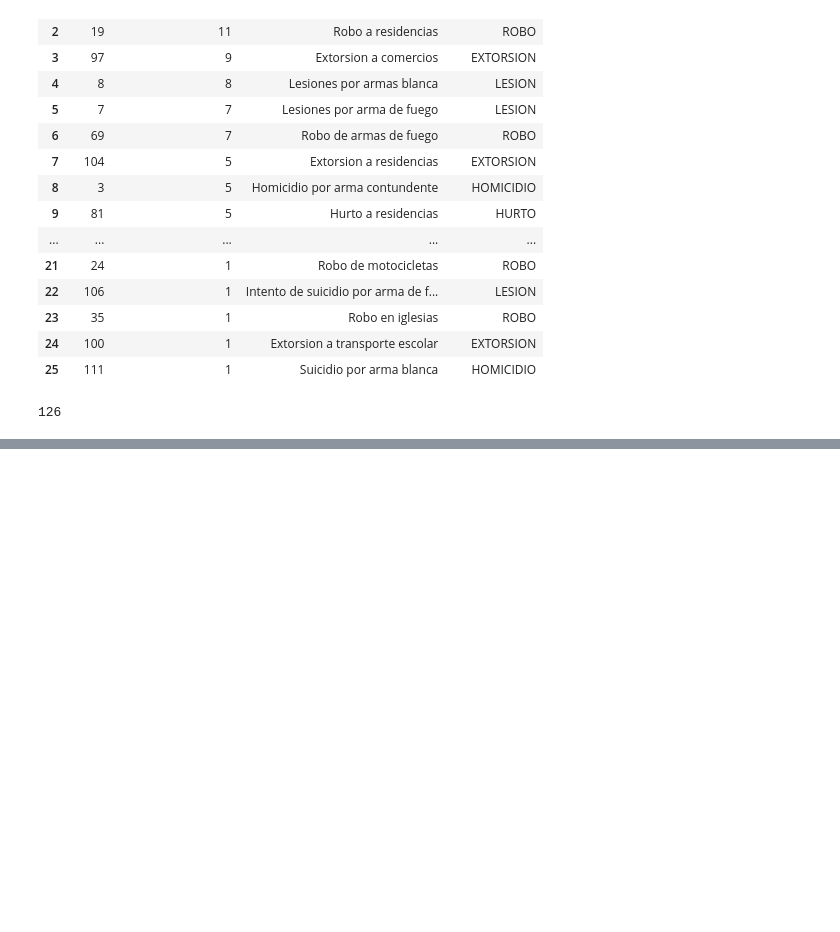
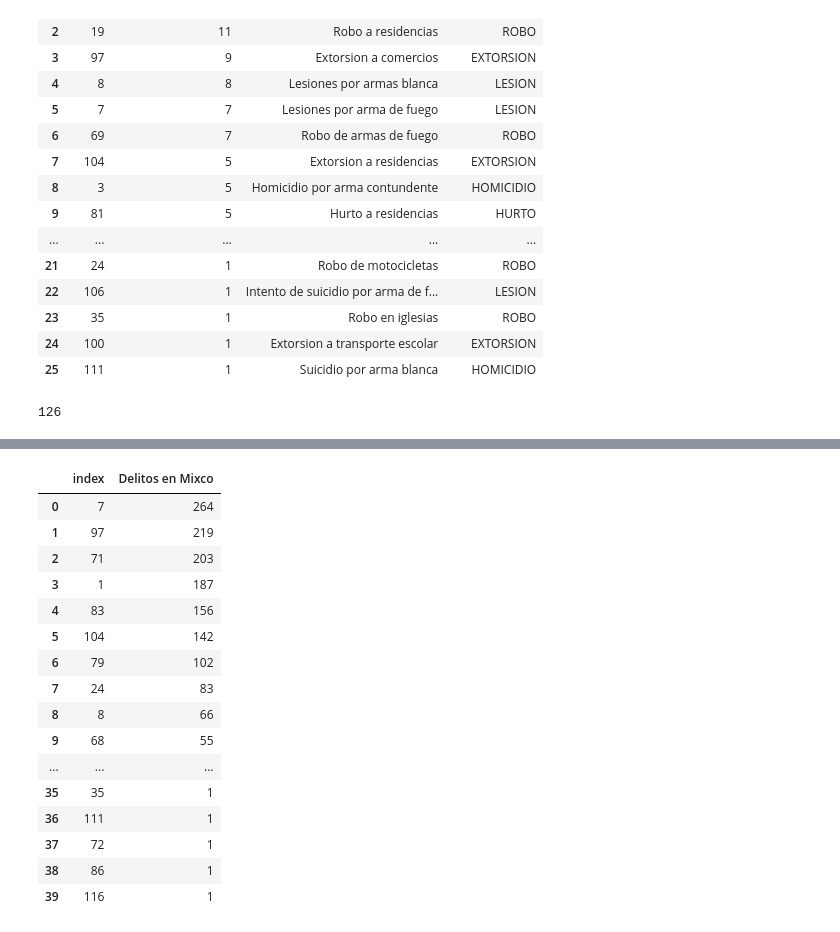
Before and after one commit to nathsmo/Victimas_PNC_2017, a Jupyter notebook: Procesamiento2.ipynb, the cells around one changed output, grey strips where cells are left out. Cells and saved outputs as stored; diff of their text form; code cells hidden in the pictures; blank space fills up the shorter version.

```diff
--- a/Procesamiento2.ipynb
+++ b/Procesamiento2.ipynb
@@ -278 +330,24 @@ plt.show()
+# %%
+mixco = ciudad.loc[ciudad.muni ==108]
+mixco_delito_Count_Table = mixco.delito.value_counts()
+del_com = mixco_delito_Count_Table.reset_index(name='Delitos en Mixco')
+del_com
+# %% [output]
+|  | index | Delitos en Mixco |
+| 0 | 7 | 264 |
+| 1 | 97 | 219 |
+| 2 | 71 | 203 |
+| 3 | 1 | 187 |
+| 4 | 83 | 156 |
+| 5 | 104 | 142 |
+| 6 | 79 | 102 |
+| 7 | 24 | 83 |
+| 8 | 8 | 66 |
+| 9 | 68 | 55 |
+| ... | ... | ... |
+| 35 | 35 | 1 |
+| 36 | 111 | 1 |
+| 37 | 72 | 1 |
+| 38 | 86 | 1 |
+| 39 | 116 | 1 |
 # %%
```
Also changed, not shown: parts of 9 cells of this notebook.
